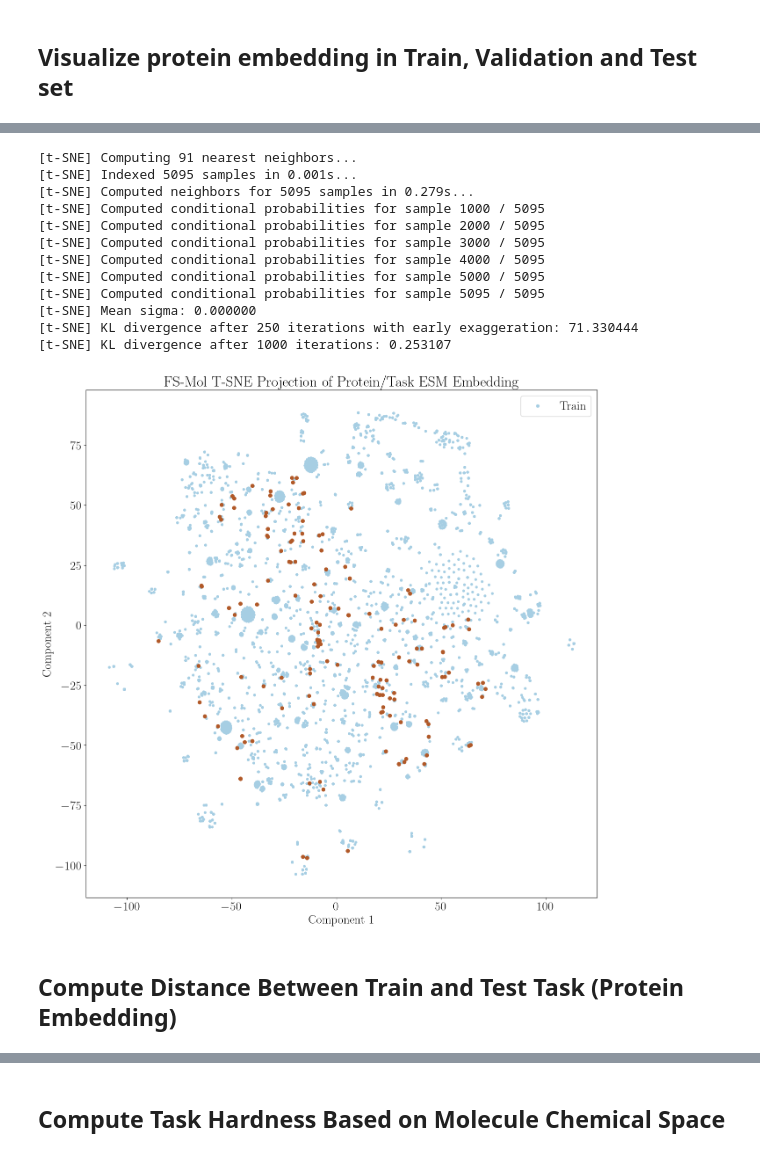
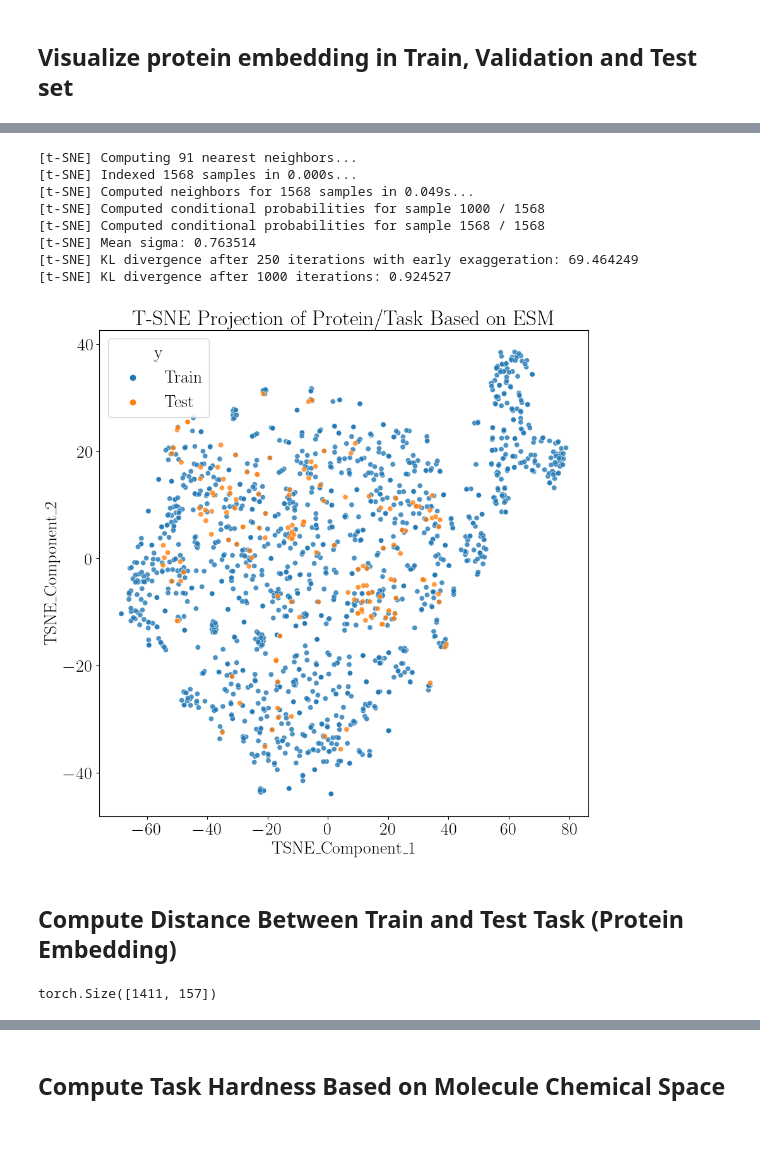
Before and after one commit to HFooladi/FS-Mol, a Jupyter notebook: notebooks/target.ipynb, the cells around one changed output, grey strips where cells are left out. Drawn from its saved outputs; the diff is of its cells as text; code cells hidden in the pictures.

```diff
--- a/notebooks/target.ipynb
+++ b/notebooks/target.ipynb
@@ -318,0 +343,2 @@ torch.Size([157, 1280])
+# %%
+train_emb_tensor, valid_emb_tensor, test_emb_tensor, train_emb_label, valid_emb_label, test_emb_label = get_protein_embedding(esm2_model="esm2_t33_650M_UR50D", layer=33)
@@ -389,56 +427,73 @@ labels = [labels_to_idx['train'] for _ in range(train_emb_tensor.shape[0])] + \
 [labels_to_idx['valid'] for _ in range(valid_emb_tensor.shape[0])] + \
 [labels_to_idx['test'] for _ in range(test_emb_tensor.shape[0])]
 
-labels_except_valid = [labels_to_idx['train'] for _ in range(train_emb_tensor.shape[0])] + \
-[labels_to_idx['test'] for _ in range(test_emb_tensor.shape[0])]
+#labels_except_valid = [labels_to_idx['train'] for _ in range(train_emb_tensor.shape[0])] + \
+#[labels_to_idx['test'] for _ in range(test_emb_tensor.shape[0])]
+
+labels_except_valid = ['Train' for _ in range(train_emb_tensor.shape[0])] + \
+['Test' for _ in range(test_emb_tensor.shape[0])]
 # %%
 whole_embedding = torch.cat((train_emb_tensor, valid_emb_tensor, test_emb_tensor), 0)
 whole_embedding_except_valid = torch.cat((train_emb_tensor, test_emb_tensor), 0)
 
 
 tsne = TSNE(n_components=2, verbose=1, random_state=123)
 tsne_embedding = tsne.fit_transform(whole_embedding_except_valid.detach().numpy())
 
-size_map = [item*10 + 12 for item in labels_except_valid]
+#size_map = [item*10 + 12 for item in labels_except_valid]
+
 
 df = pd.DataFrame()
 df["y"] = labels_except_valid
-df["comp-1"] = tsne_embedding[:,0]
-df["comp-2"] = tsne_embedding[:,1]
+df["TSNE_Component_1"] = tsne_embedding[:,0]
+df["TSNE_Component_2"] = tsne_embedding[:,1]
 
-_, ax = plt.subplots(1, 1, figsize=(15, 15))
 
 """
 sns.scatterplot(ax=ax, x="Component_1", y="Component_2", hue=df.y.tolist(),
                 palette=sns.color_palette("hls", 2),
                 data=df).set(title="FS-MOL T-SNE projection of Protein/Task ESM Embedding")
-"""
+
 ax.scatter(tsne_embedding[:, 0], tsne_embedding[:, 1], s=size_map, c=labels_except_valid, cmap='Paired')
 ax.legend([idx_to_label[i] for i in range(3)])
 ax.set_title("FS-Mol T-SNE Projection of Protein/Task ESM Embedding")
 ax.set_xlabel("Component 1")
 ax.set_ylabel("Component 2")
 plt.show()
+"""
+
+_, ax = plt.subplots(1, 1, figsize=(10, 10))
+sns.scatterplot(
+x="TSNE_Component_1", y="TSNE_Component_2",
+hue="y",
+palette=sns.color_palette("tab10"),
+data=df,
+legend=labels_except_valid,
+alpha=0.8,
+ax=ax
+)
+ax.set_title("T-SNE Projection of Protein/Task Based on ESM")
+plt.show()
 # %% [output]
 [t-SNE] Computing 91 nearest neighbors...
-[t-SNE] Indexed 5095 samples in 0.001s...
-[t-SNE] Computed neighbors for 5095 samples in 0.279s...
-[t-SNE] Computed conditional probabilities for sample 1000 / 5095
-[t-SNE] Computed conditional probabilities for sample 2000 / 5095
-[t-SNE] Computed conditional probabilities for sample 3000 / 5095
-[t-SNE] Computed conditional probabilities for sample 4000 / 5095
-[t-SNE] Computed conditional probabilities for sample 5000 / 5095
-[t-SNE] Computed conditional probabilities for sample 5095 / 5095
-[t-SNE] Mean sigma: 0.000000
-[t-SNE] KL divergence after 250 iterations with early exaggeration: 71.330444
-[t-SNE] KL divergence after 1000 iterations: 0.253107
+[t-SNE] Indexed 1568 samples in 0.000s...
+[t-SNE] Computed neighbors for 1568 samples in 0.049s...
+[t-SNE] Computed conditional probabilities for sample 1000 / 1568
+[t-SNE] Computed conditional probabilities for sample 1568 / 1568
+[t-SNE] Mean sigma: 0.763514
+[t-SNE] KL divergence after 250 iterations with early exaggeration: 69.464249
+[t-SNE] KL divergence after 1000 iterations: 0.924527
-[figure, old version]
+[figure, new version]
 # %% [markdown]
 ## Compute Distance Between Train and Test Task (Protein Embedding)
 # %%
 # Train is a N_tr*D tensor and test is a N_te*D tensor
 # The results is a N_tr*N_te tensor with the pairwise distances between train and test samples
 train_test_dist_L2 = torch.cdist(train_emb_tensor, test_emb_tensor, p=2)
+# %%
+train_test_dist_L2.shape
+# %% [output]
+torch.Size([1411, 157])
 # %%
 plt.hist(train_test_dist_L2.flatten().numpy(), bins=100)
 plt.title("Distribution of L2 distance between train and test tasks (ESM Embedding)")
```
Also changed, not shown: parts of 42 cells of this notebook, 3 other files.
